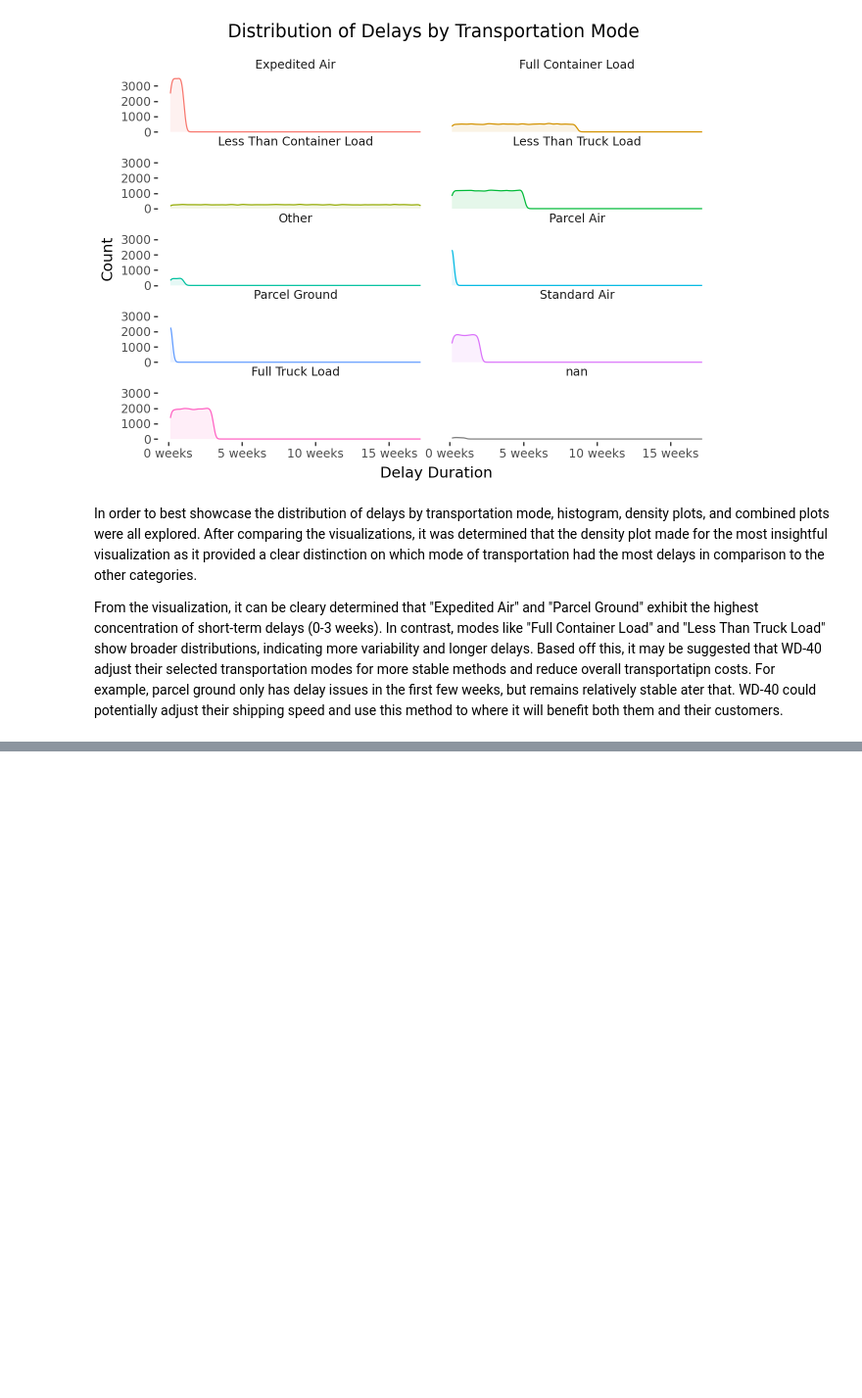
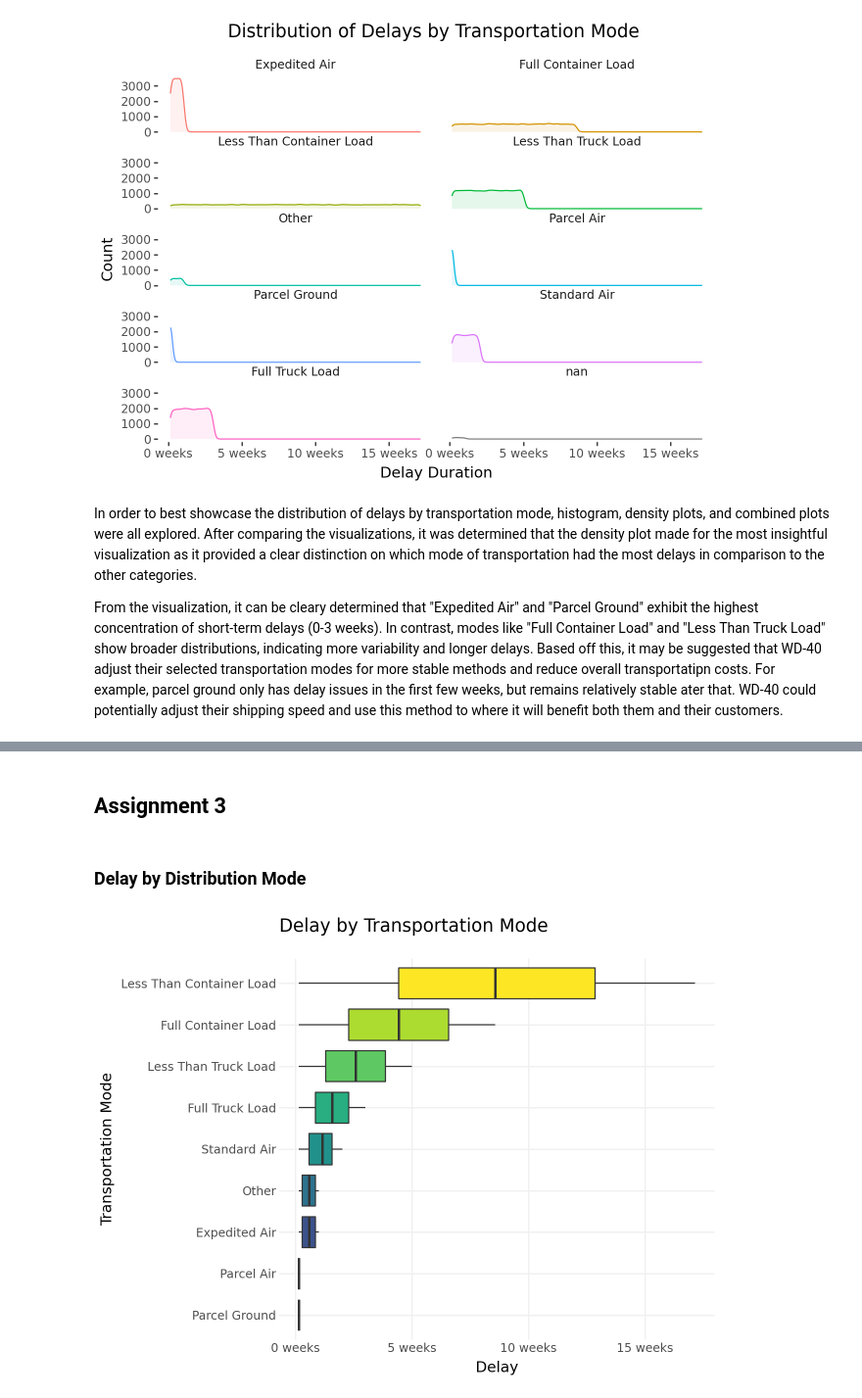
Before and after one commit to c-conone/om621_assignments, a Jupyter notebook: notebook/assignments.ipynb, the cells around one changed output, grey strips where cells are left out. Shown at 98% size. Saved outputs shown, nothing was run; the diff lists cells and outputs as text; code cells hidden in the pictures; blank space fills up the shorter version.

```diff
--- a/notebook/assignments.ipynb
+++ b/notebook/assignments.ipynb
@@ -350,3 +352,20 @@ From the visualization, it can be cleary determined that "Expedited Air" and "Pa
 * Stack Overflow contributors. “Identifying the Most Frequently Occurring Value/String in a Column.” *Stack Overflow*, 14 Feb. 2019, https://stackoverflow.com/questions/54819017/identifying-the-most-frequently-occurring-value-string-in-a-column. Accessed 6 Oct. 2025.
 
 * “What Exactly Does the Pandas Random_State Do?” Stack Overflow, 20 July 2017, https://stackoverflow.com/questions/45211624/what-exactly-does-the-pandas-random-state-do. Accessed 10 Oct. 2025.
+# %% [markdown]
+## Assignment 3
+# %%
+# Set up shell for data, libraries, and packages
+
+import pandas as pd
+from plotnine import*
+
+transportation = pd.read_csv('../data/tr_data_22_24.csv')
+# %% [markdown]
+### Delay by Distribution Mode
+# %%
+# Delay feature
+
+transportation["shipping_date"] = pd.to_datetime(transportation["shipping_date"])
+transportation["invoice_date"] = pd.to_datetime(transportation["invoice_date"])
+transportation["delay"] = transportation["invoice_date"] - transportation["shipping_date"]
@@ -352,0 +380,52 @@ From the visualization, it can be cleary determined that "Expedited Air" and "Pa
+# %%
+# Custom labels for facets
+
+mode_labels = {
+    'exp_air': 'Expedited Air',
+    'std_air': 'Standard Air',
+    'full_container_load': 'Full Container Load',
+    'less_container_load': 'Less Than Container Load',
+    'truck_load': 'Full Truck Load',
+    'less_truck_load': 'Less Than Truck Load',
+    'parcel_grund': 'Parcel Ground',
+    'parcel_air': 'Parcel Air',
+    'other': 'Other'
+}
+
+# excluding NA values and the other categories
+
+delay_by_mode = transportation[['delay', 'mode']].dropna(subset=['delay', 'mode'])
+delay_by_mode_sorted = delay_by_mode.sort_values(by=['mode', 'delay'])
+
+#order from largest to smallest delay
+mode_order = delay_by_mode.groupby('mode')['delay'].mean().sort_values(ascending=False).index[::-1]
+delay_by_mode['mode'] = pd.Categorical(delay_by_mode['mode'], categories=mode_order, ordered=True)
+
+# a boxplot visualization of delay broken down by transportation mode
+
+p = ggplot(data=delay_by_mode, mapping=aes(x='mode', y='delay', fill='mode'))
+
+
+custom_theme = theme(
+    legend_position='none',
+    axis_ticks_major_x=element_blank(),
+    axis_ticks_major_y=element_blank(),
+    panel_background=element_rect(fill="none"),
+    panel_grid_major=element_line(color="#F0F0F0"),
+    strip_background=element_rect(color='white', fill='white'),
+    strip_text_y=element_text(size=12))
+
+
+# create boxplot with custom theme
+
+p1 = p + geom_boxplot() +  coord_flip() + \
+    labs(x='Transportation Mode', y='Delay', title='Delay by Transportation Mode \n') +\
+        scale_x_discrete(labels=mode_labels) +\
+        guides(fill=False) + \
+        theme( plot_title=element_text(ha='left')) +\
+            custom_theme
+
+
+p1
+# %% [output]
+[figure, added]
```
Also changed, not shown: parts of 26 cells of this notebook, 2 other files.
